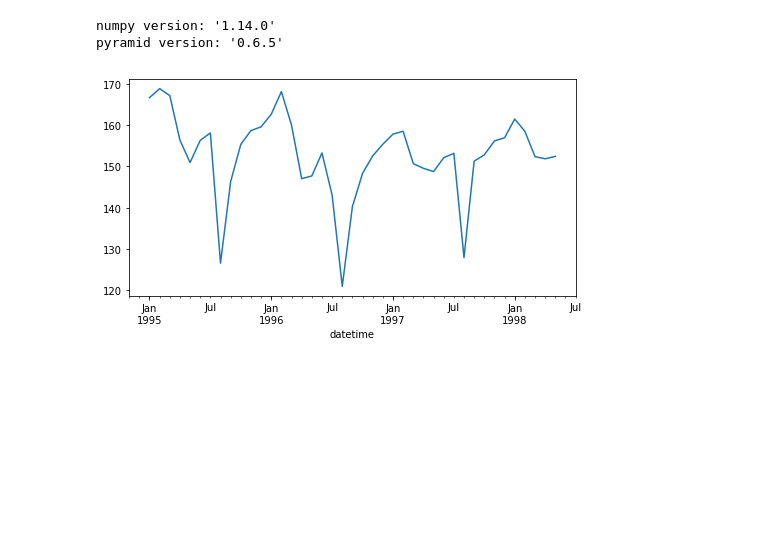
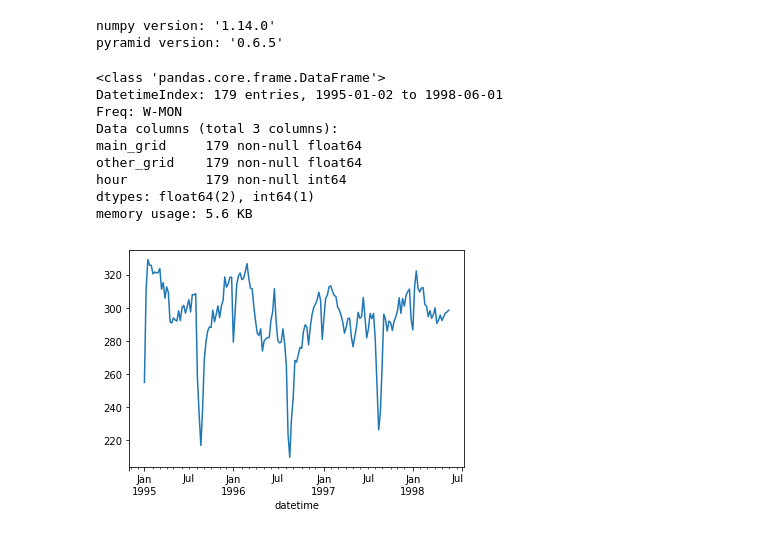
Before and after one commit to Cobrijani/prescient, a Jupyter notebook: src/notebooks/PowerSupply.ipynb, the cells around one changed output. Drawn from its saved outputs; the diff is of its cells as text; code cells hidden in the pictures; blank space fills up the shorter version.

```diff
--- a/src/notebooks/PowerSupply.ipynb
+++ b/src/notebooks/PowerSupply.ipynb
@@ -32,38 +40,52 @@ x = list(filter(lambda x: int(x[2]) == 0, data))
 
 dates = pd.date_range('1995-01-01', periods=len(x), freq='D')
 
-x = pd.DataFrame(x)
-x.rename(columns={0: 'main_grid',1: 'other_grid', 2: 'hour'}, inplace=True)
-
+X = pd.DataFrame(x)
+X.rename(columns={0: 'main_grid',1: 'other_grid', 2: 'hour'}, inplace=True)
 # extract only 0 hour
 lst = list(filter(lambda x: x.hour == 0,dates))
 
 lst = lst[:len(lst)-((len(lst) - len(x)))]
 
-x['datetime'] = lst
-x.set_index('datetime', inplace = True)
+X['datetime'] = lst
+X.set_index('datetime', inplace = True)
 
-x = x.resample('MS').mean();
+X = X.resample('W-Mon').mean();
 
-x = x['main_grid']
-
-x.plot(figsize=(8, 4))
-plt.show()
-
-#periods to predict
-periods = len(x[x.index.year == 1998]) #+ len(x[x.index.year == 1997])
-t = pd.concat([x[x.index.year == 1998]])
-
-# y = x[x.index.year != 1997]
-y = x[x.index.year != 1998]
-
-
-y = pd.Series(y)
-
-# autocorrelation_plot(y);
-
-# result = seasonal_decompose(y, model='additive')
-
-# result.plot()
+X.info()
 # %% [output]
-[figure, removed]
+<class 'pandas.core.frame.DataFrame'>
+DatetimeIndex: 179 entries, 1995-01-02 to 1998-06-01
+Freq: W-MON
+Data columns (total 3 columns):
+main_grid     179 non-null float64
+other_grid    179 non-null float64
+hour          179 non-null int64
+dtypes: float64(2), int64(1)
+memory usage: 5.6 KB
+# %%
+# X[['main_grid', 'other_grid']].plot(figsize=(8, 4))
+# plt.show()
+
+x = X['main_grid'] + X['other_grid']
+
+x.plot()
+plt.show()
+
+#periods to predict
+periods = len(x[x.index.year == 1998]) #+ len(x[x.index.year == 1997])
+t = pd.concat([x[x.index.year == 1998]])
+
+# y = x[x.index.year != 1997]
+y = x[x.index.year != 1998]
+
+
+y = pd.Series(y)
+
+# autocorrelation_plot(y);
+
+# result = seasonal_decompose(y, model='additive')
+
+# result.plot()
+# %% [output]
+[figure, added]
```
Also changed, not shown: parts of 14 cells of this notebook.
